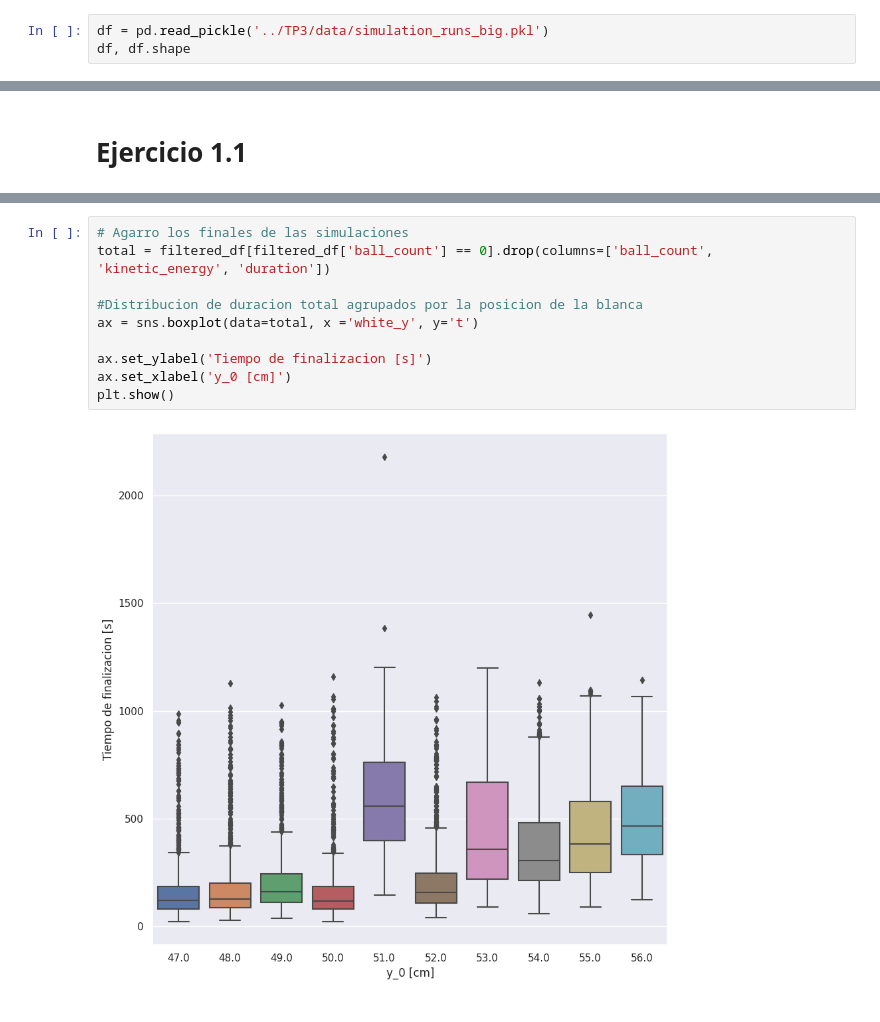
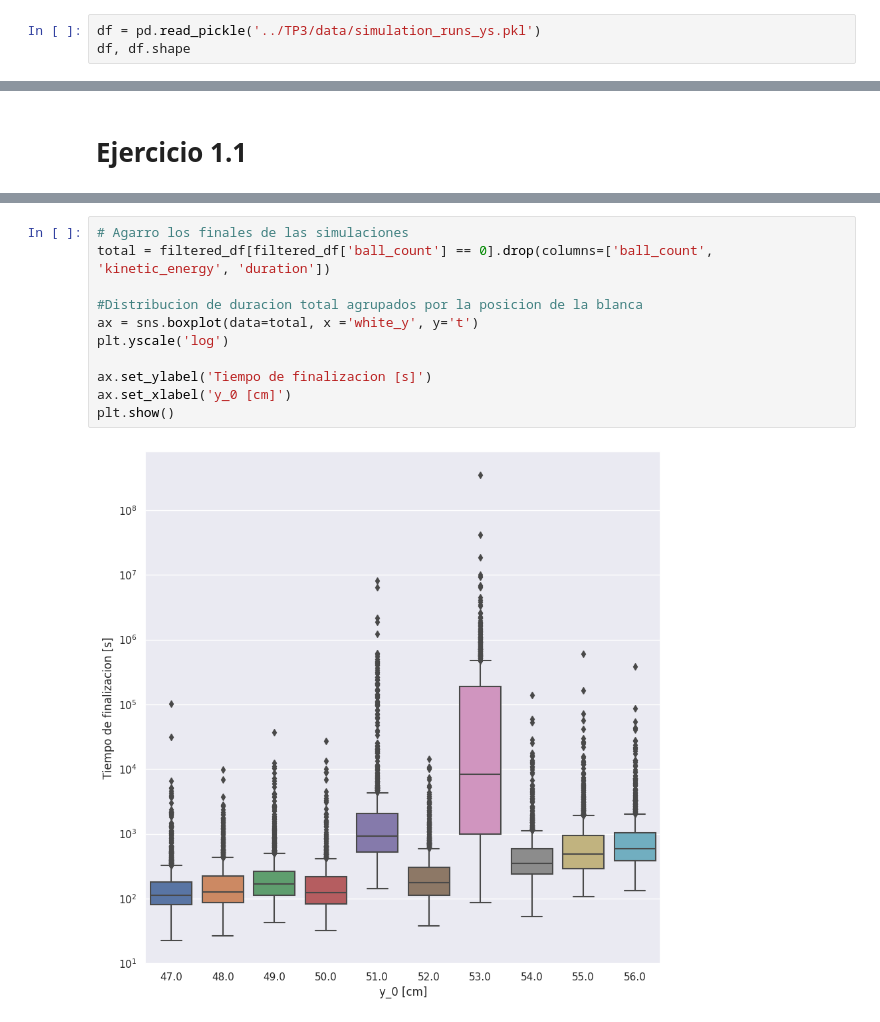
Before and after one commit to lvittor/ss, a Jupyter notebook: notebooks/tp3.ipynb, the cells around one changed output, grey strips where cells are left out. Drawn from its saved outputs; the diff is of its cells as text.

Commit message:
chore(tp3): remove limit to simulation time and split simulation runs for ys and speeds

```diff
--- a/notebooks/tp3.ipynb
+++ b/notebooks/tp3.ipynb
@@ -9,7 +9,7 @@ sns.set_palette(sns.color_palette("viridis"))
 sns.set_theme(style="white")
 sns.set(rc={'figure.figsize':(10, 10)})
 # %%
-df = pd.read_pickle('../TP3/data/simulation_runs_big.pkl')
+df = pd.read_pickle('../TP3/data/simulation_runs_ys.pkl')
 df, df.shape
 # %% [output]
 (        white_y  run           t  ball_count  kinetic_energy
@@ -82,12 +81,13 @@ Mean frequency of events: 1292.6508604730127
 # %%
 # Agarro los finales de las simulaciones
 total = filtered_df[filtered_df['ball_count'] == 0].drop(columns=['ball_count', 'kinetic_energy', 'duration'])
 
 #Distribucion de duracion total agrupados por la posicion de la blanca
 ax = sns.boxplot(data=total, x ='white_y', y='t')
+plt.yscale('log')
 
 ax.set_ylabel('Tiempo de finalizacion [s]')
 ax.set_xlabel('y_0 [cm]')
 plt.show()
 # %% [output]
-[figure, old version]
+[figure, new version]
```
Also changed, not shown: parts of 7 cells of this notebook, 4 other files.
